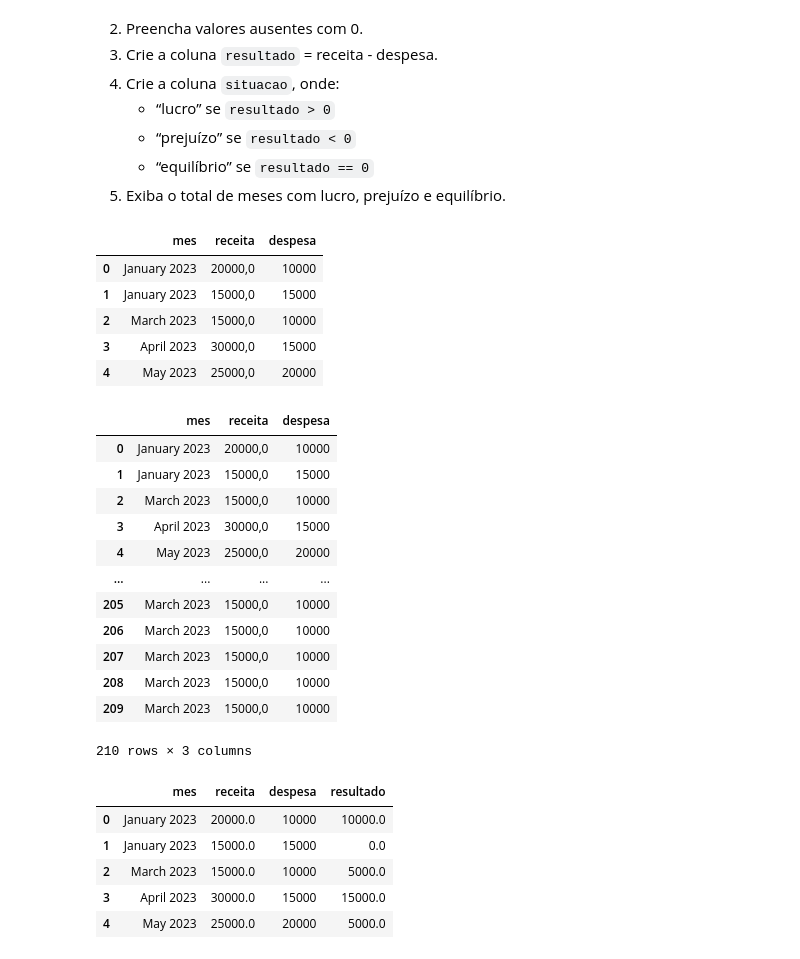
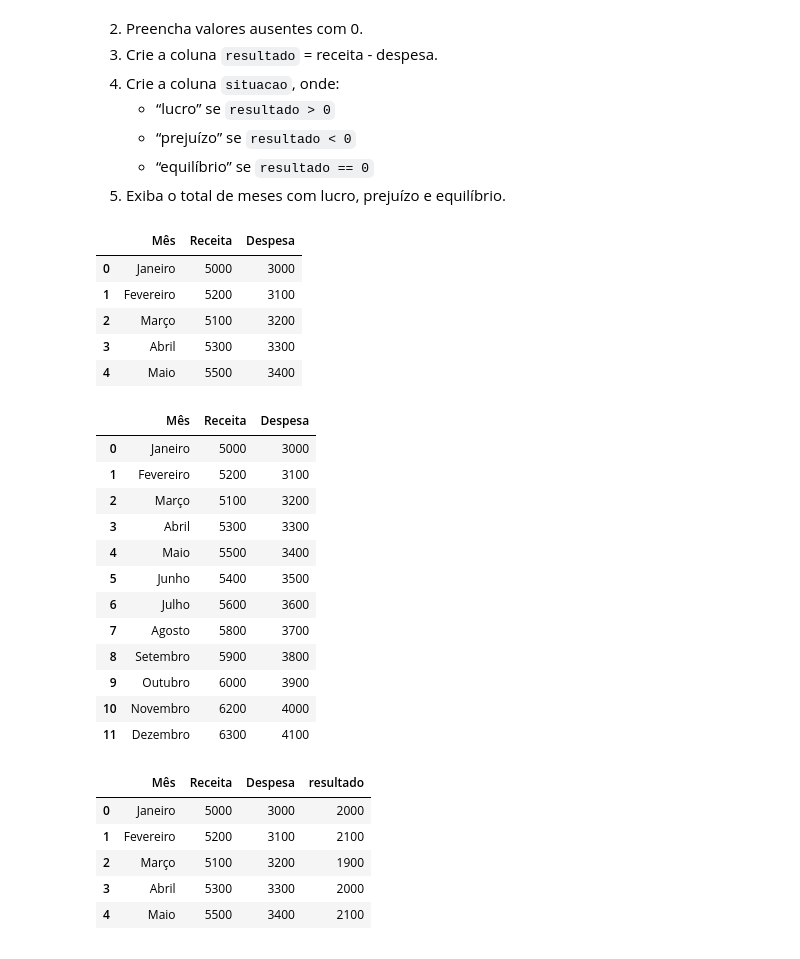
Before and after one commit to Alotrpyco/python-estatistica-e-negocios, a Jupyter notebook: 4.Leitura e Escrita de Arquivos/Atividade/6_Atv_Python_Limpeza_Organizacao_Pandas.ipynb, the cells around one changed output. Saved outputs shown, nothing was run; the diff lists cells and outputs as text; code cells hidden in the pictures.

```diff
--- a/4.Leitura e Escrita de Arquivos/Atividade/atv.6_Atv_Python_Limpeza_Organizacao_Pandas.ipynb
+++ b/4.Leitura e Escrita de Arquivos/Atividade/6_Atv_Python_Limpeza_Organizacao_Pandas.ipynb
@@ -178,48 +167,49 @@ Utilize o arquivo `financeiro2.csv`:
 # %%
 # 1) corrigindo o nome da coluna "mês" para "mes"
 import pandas as pd
-dados = pd.read_csv("/content/financeiro2.csv", sep=";")
+dados = pd.read_csv("/content/financeiro2.csv", sep=",")
 
 
 dados = dados.rename(columns={"mês":"mes"})
 dados.head()
 # %% [output]
-|  | mes | receita | despesa |
-| 0 | January 2023 | 20000,0 | 10000 |
-| 1 | January 2023 | 15000,0 | 15000 |
-| 2 | March 2023 | 15000,0 | 10000 |
-| 3 | April 2023 | 30000,0 | 15000 |
-| 4 | May 2023 | 25000,0 | 20000 |
+|  | Mês | Receita | Despesa |
+| 0 | Janeiro | 5000 | 3000 |
+| 1 | Fevereiro | 5200 | 3100 |
+| 2 | Março | 5100 | 3200 |
+| 3 | Abril | 5300 | 3300 |
+| 4 | Maio | 5500 | 3400 |
 # %%
 #2) Preencha valores ausentes com 0.
+import pandas as pd
+dados = pd.read_csv("/content/financeiro2.csv", sep=",")
 dados = dados.fillna(0)
 dados
 # %% [output]
-|  | mes | receita | despesa |
-| 0 | January 2023 | 20000,0 | 10000 |
-| 1 | January 2023 | 15000,0 | 15000 |
-| 2 | March 2023 | 15000,0 | 10000 |
-| 3 | April 2023 | 30000,0 | 15000 |
-| 4 | May 2023 | 25000,0 | 20000 |
-| ... | ... | ... | ... |
-| 205 | March 2023 | 15000,0 | 10000 |
-| 206 | March 2023 | 15000,0 | 10000 |
-| 207 | March 2023 | 15000,0 | 10000 |
-| 208 | March 2023 | 15000,0 | 10000 |
-| 209 | March 2023 | 15000,0 | 10000 |
+|  | Mês | Receita | Despesa |
+| 0 | Janeiro | 5000 | 3000 |
+| 1 | Fevereiro | 5200 | 3100 |
+| 2 | Março | 5100 | 3200 |
+| 3 | Abril | 5300 | 3300 |
+| 4 | Maio | 5500 | 3400 |
+| 5 | Junho | 5400 | 3500 |
+| 6 | Julho | 5600 | 3600 |
+| 7 | Agosto | 5800 | 3700 |
+| 8 | Setembro | 5900 | 3800 |
+| 9 | Outubro | 6000 | 3900 |
+| 10 | Novembro | 6200 | 4000 |
+| 11 | Dezembro | 6300 | 4100 |
-210 rows × 3 columns
 # %%
 #3)Crie a coluna `resultado` = receita - despesa.
-dados['receita'] = dados['receita'].astype(str).str.replace(",", ".").astype(float)
-dados['resultado'] = dados['receita'] - dados['despesa']
+dados['resultado'] = dados['Receita'] - dados['Despesa']
 display(dados.head())
 # %% [output]
-|  | mes | receita | despesa | resultado |
-| 0 | January 2023 | 20000.0 | 10000 | 10000.0 |
-| 1 | January 2023 | 15000.0 | 15000 | 0.0 |
-| 2 | March 2023 | 15000.0 | 10000 | 5000.0 |
-| 3 | April 2023 | 30000.0 | 15000 | 15000.0 |
-| 4 | May 2023 | 25000.0 | 20000 | 5000.0 |
+|  | Mês | Receita | Despesa | resultado |
+| 0 | Janeiro | 5000 | 3000 | 2000 |
+| 1 | Fevereiro | 5200 | 3100 | 2100 |
+| 2 | Março | 5100 | 3200 | 1900 |
+| 3 | Abril | 5300 | 3300 | 2000 |
+| 4 | Maio | 5500 | 3400 | 2100 |
 # %%
 # 4) Crie a coluna 'situação'
 def get_situacao(resultado):
```
Also changed, not shown: parts of 7 cells of this notebook.
